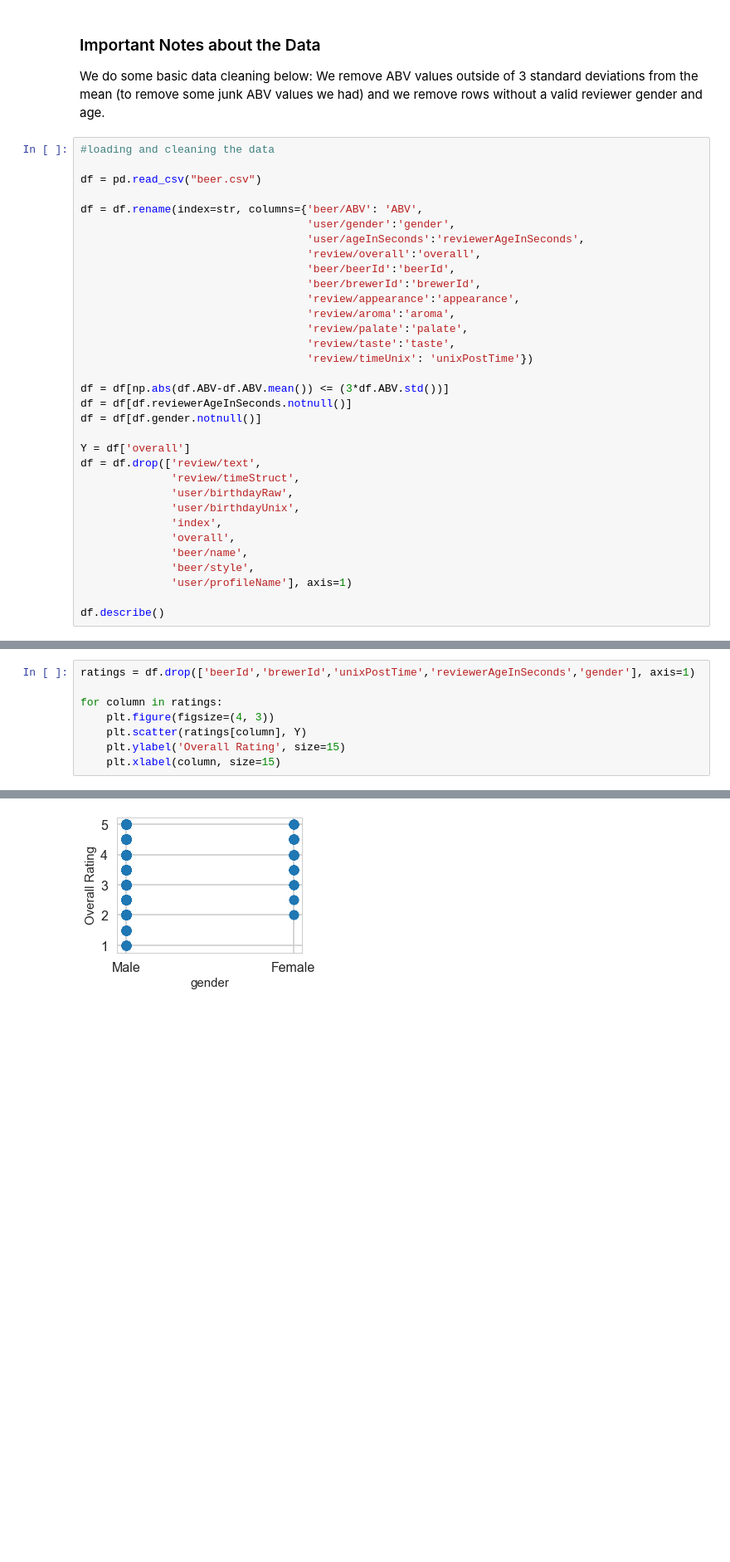
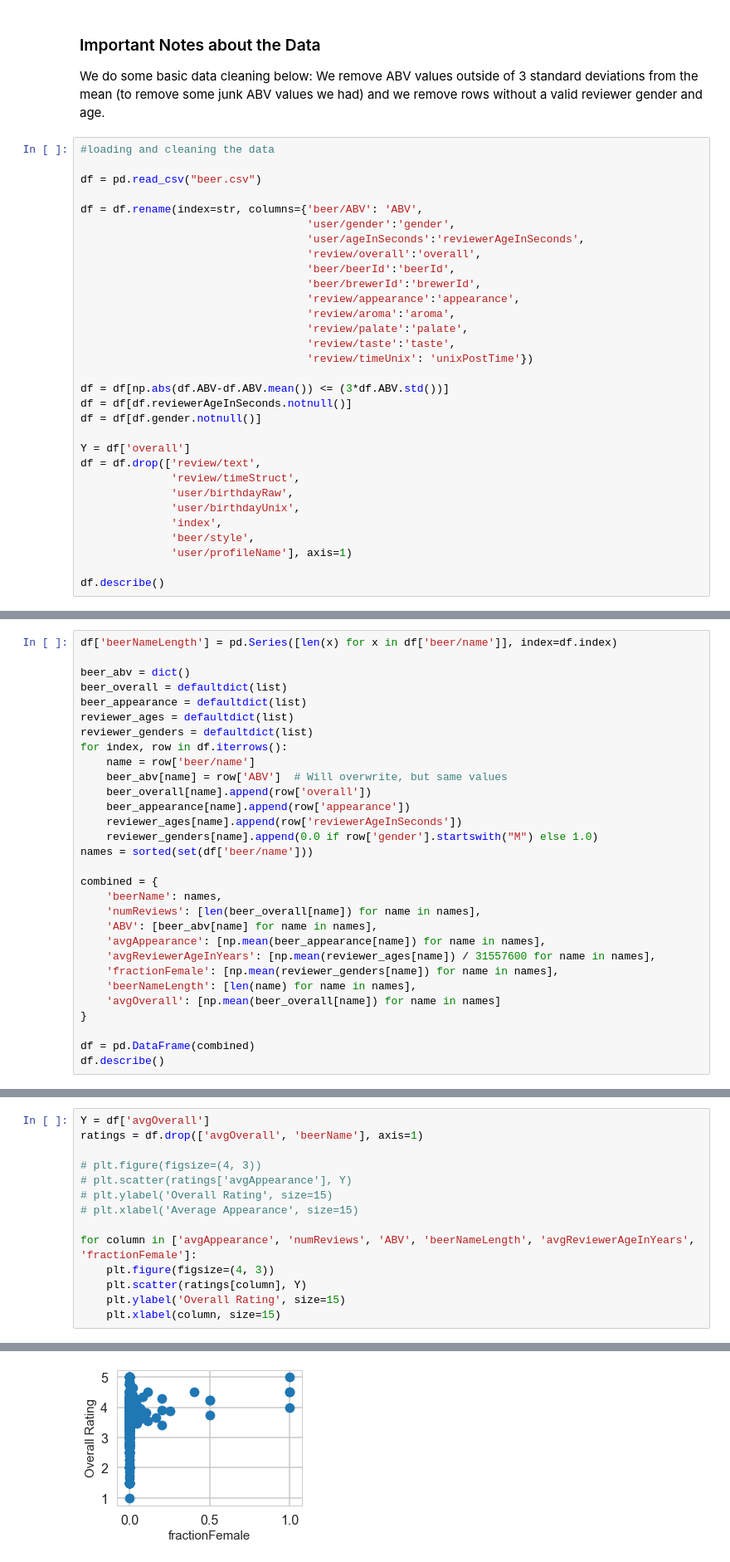
Before and after one commit to katiegrosch/beer-data-analysis, a Jupyter notebook: BeerRatingsAnalysis.ipynb, the cells around one changed output, grey strips where cells are left out. Shown at 83% size. Cells and saved outputs as stored; diff of their text form; blank space fills up the shorter version.

Commit message:
Group by beer and re-analyze.

```diff
--- a/BeerRatingsAnalysis.ipynb
+++ b/BeerRatingsAnalysis.ipynb
@@ -58,8 +59,6 @@ df = df.drop(['review/text',
               'user/birthdayRaw',
               'user/birthdayUnix',
               'index',
-              'overall',
-              'beer/name',
               'beer/style',
               'user/profileName'], axis=1)
 
@@ -92,0 +95,30 @@ To begin our analysis, let's look at a graph of every x<sub>i</sub> versus our t
+# %%
+df['beerNameLength'] = pd.Series([len(x) for x in df['beer/name']], index=df.index)
+
+beer_abv = dict()
+beer_overall = defaultdict(list)
+beer_appearance = defaultdict(list)
+reviewer_ages = defaultdict(list)
+reviewer_genders = defaultdict(list)
+for index, row in df.iterrows():
+    name = row['beer/name']
+    beer_abv[name] = row['ABV']  # Will overwrite, but same values
+    beer_overall[name].append(row['overall'])
+    beer_appearance[name].append(row['appearance'])
+    reviewer_ages[name].append(row['reviewerAgeInSeconds'])
+    reviewer_genders[name].append(0.0 if row['gender'].startswith("M") else 1.0)
+names = sorted(set(df['beer/name']))
+
+combined = {
+    'beerName': names,
+    'numReviews': [len(beer_overall[name]) for name in names],
+    'ABV': [beer_abv[name] for name in names],
+    'avgAppearance': [np.mean(beer_appearance[name]) for name in names],
+    'avgReviewerAgeInYears': [np.mean(reviewer_ages[name]) / 31557600 for name in names],
+    'fractionFemale': [np.mean(reviewer_genders[name]) for name in names],
+    'beerNameLength': [len(name) for name in names],
+    'avgOverall': [np.mean(beer_overall[name]) for name in names]
+}
+
+df = pd.DataFrame(combined)
+df.describe()
@@ -93,7 +137,13 @@ To begin our analysis, let's look at a graph of every x<sub>i</sub> versus our t
 # %%
-ratings = df.drop(['beerId','brewerId','unixPostTime','reviewerAgeInSeconds','gender'], axis=1)
+Y = df['avgOverall']
+ratings = df.drop(['avgOverall', 'beerName'], axis=1)
 
-for column in ratings:
+# plt.figure(figsize=(4, 3))
+# plt.scatter(ratings['avgAppearance'], Y)
+# plt.ylabel('Overall Rating', size=15)
+# plt.xlabel('Average Appearance', size=15)
+
+for column in ['avgAppearance', 'numReviews', 'ABV', 'beerNameLength', 'avgReviewerAgeInYears', 'fractionFemale']:
     plt.figure(figsize=(4, 3))
     plt.scatter(ratings[column], Y)
     plt.ylabel('Overall Rating', size=15)
@@ -107 +157 @@ for column in ratings:
-[figure, old version]
+[figure, new version]
```
Also changed, not shown: parts of 14 cells of this notebook.
